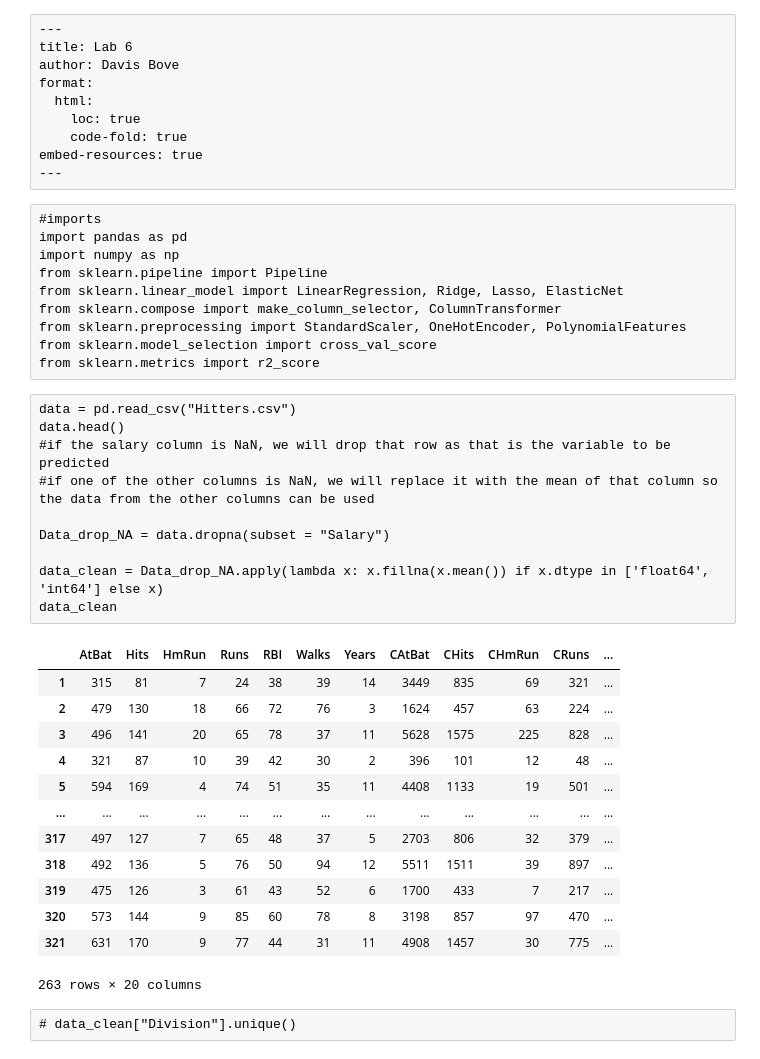
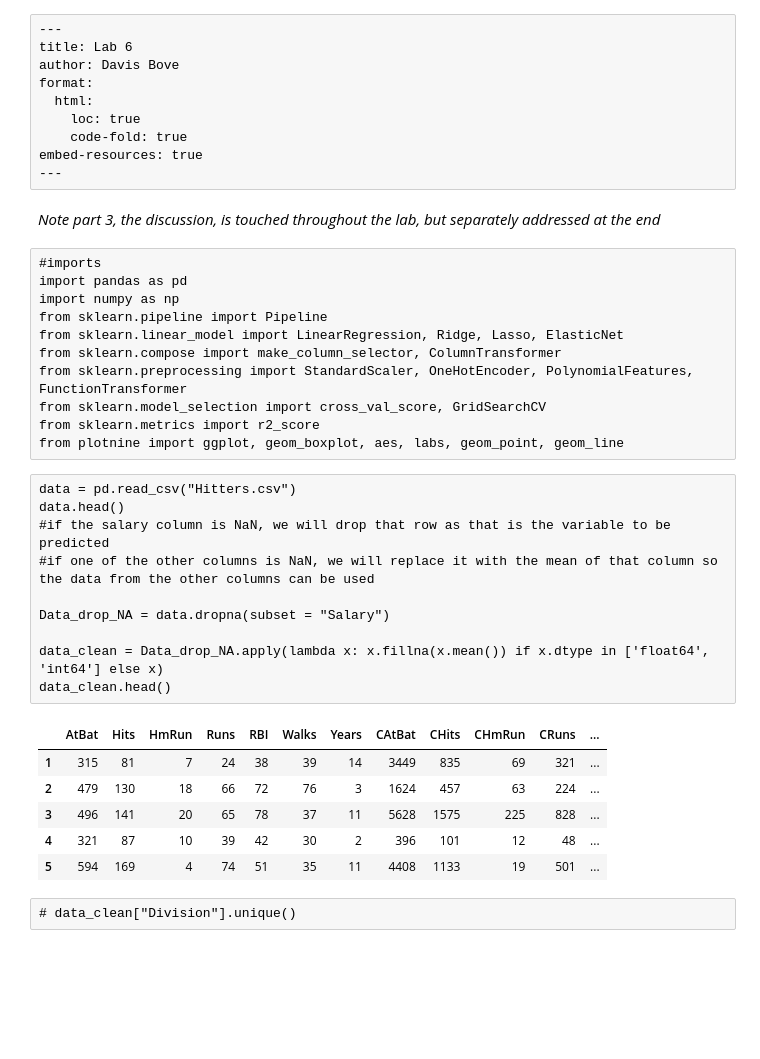
Before and after one commit to davisbove/GSB_544, a Jupyter notebook: Lab_6/lab_6.ipynb, the cells around one changed output. Cells and saved outputs as stored; diff of their text form; blank space fills up the shorter version.

```diff
--- a/Lab_6/lab_6.ipynb
+++ b/Lab_6/lab_6.ipynb
@@ -8,6 +8,8 @@ format:
     code-fold: true
 embed-resources: true
 ---
+# %% [markdown]
+*Note part 3, the discussion, is touched throughout the lab, but separately addressed at the end*
 # %%
 #imports
 import pandas as pd
@@ -15,33 +17,27 @@ import numpy as np
 from sklearn.pipeline import Pipeline
 from sklearn.linear_model import LinearRegression, Ridge, Lasso, ElasticNet
 from sklearn.compose import make_column_selector, ColumnTransformer
-from sklearn.preprocessing import StandardScaler, OneHotEncoder, PolynomialFeatures
-from sklearn.model_selection import cross_val_score
+from sklearn.preprocessing import StandardScaler, OneHotEncoder, PolynomialFeatures, FunctionTransformer
+from sklearn.model_selection import cross_val_score, GridSearchCV
 from sklearn.metrics import r2_score
+from plotnine import ggplot, geom_boxplot, aes, labs, geom_point, geom_line
 # %%
 data = pd.read_csv("Hitters.csv")
 data.head()
 #if the salary column is NaN, we will drop that row as that is the variable to be predicted
 #if one of the other columns is NaN, we will replace it with the mean of that column so the data from the other columns can be used
 
 Data_drop_NA = data.dropna(subset = "Salary")
 
 data_clean = Data_drop_NA.apply(lambda x: x.fillna(x.mean()) if x.dtype in ['float64', 'int64'] else x)
-data_clean
+data_clean.head()
 # %% [output]
 |  | AtBat | Hits | HmRun | Runs | RBI | Walks | Years | CAtBat | CHits | CHmRun | CRuns | ... |
 | 1 | 315 | 81 | 7 | 24 | 38 | 39 | 14 | 3449 | 835 | 69 | 321 | ... |
 | 2 | 479 | 130 | 18 | 66 | 72 | 76 | 3 | 1624 | 457 | 63 | 224 | ... |
 | 3 | 496 | 141 | 20 | 65 | 78 | 37 | 11 | 5628 | 1575 | 225 | 828 | ... |
 | 4 | 321 | 87 | 10 | 39 | 42 | 30 | 2 | 396 | 101 | 12 | 48 | ... |
 | 5 | 594 | 169 | 4 | 74 | 51 | 35 | 11 | 4408 | 1133 | 19 | 501 | ... |
-| ... | ... | ... | ... | ... | ... | ... | ... | ... | ... | ... | ... | ... |
-| 317 | 497 | 127 | 7 | 65 | 48 | 37 | 5 | 2703 | 806 | 32 | 379 | ... |
-| 318 | 492 | 136 | 5 | 76 | 50 | 94 | 12 | 5511 | 1511 | 39 | 897 | ... |
-| 319 | 475 | 126 | 3 | 61 | 43 | 52 | 6 | 1700 | 433 | 7 | 217 | ... |
-| 320 | 573 | 144 | 9 | 85 | 60 | 78 | 8 | 3198 | 857 | 97 | 470 | ... |
-| 321 | 631 | 170 | 9 | 77 | 44 | 31 | 11 | 4908 | 1457 | 30 | 775 | ... |
-263 rows × 20 columns
 # %%
 # data_clean["Division"].unique()
 # %% [markdown]
```
Also changed, not shown: parts of 72 cells of this notebook, 1 other file.
